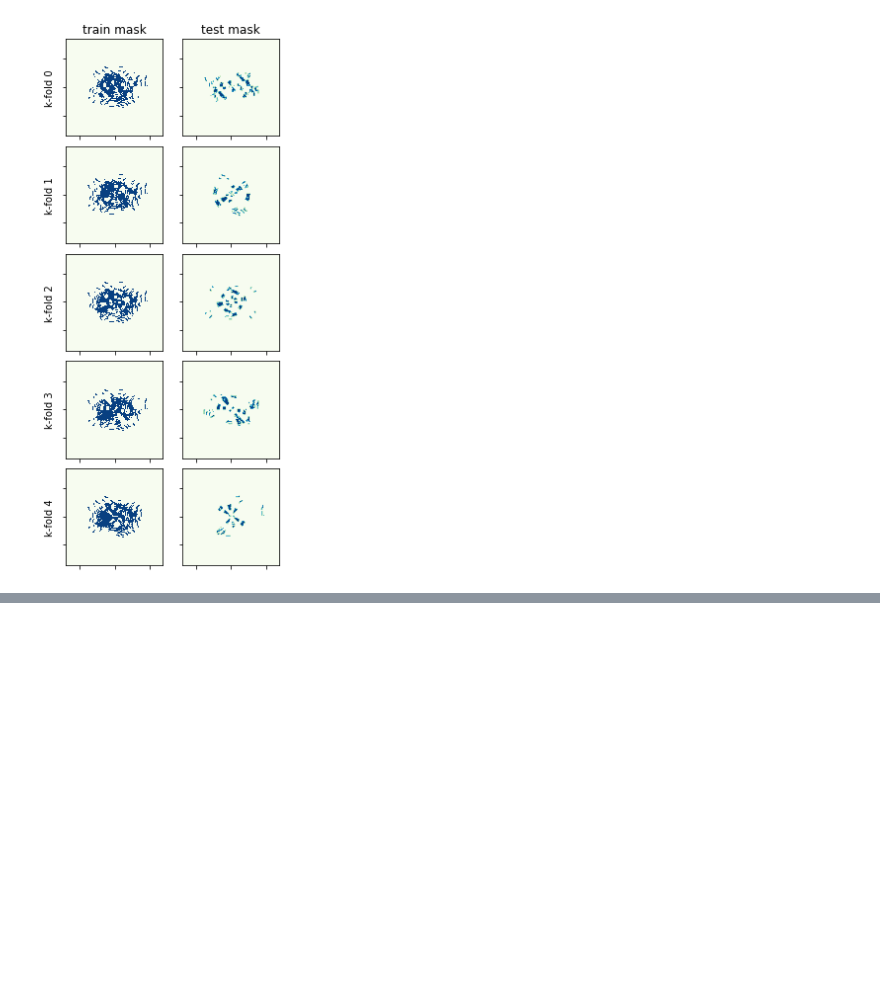
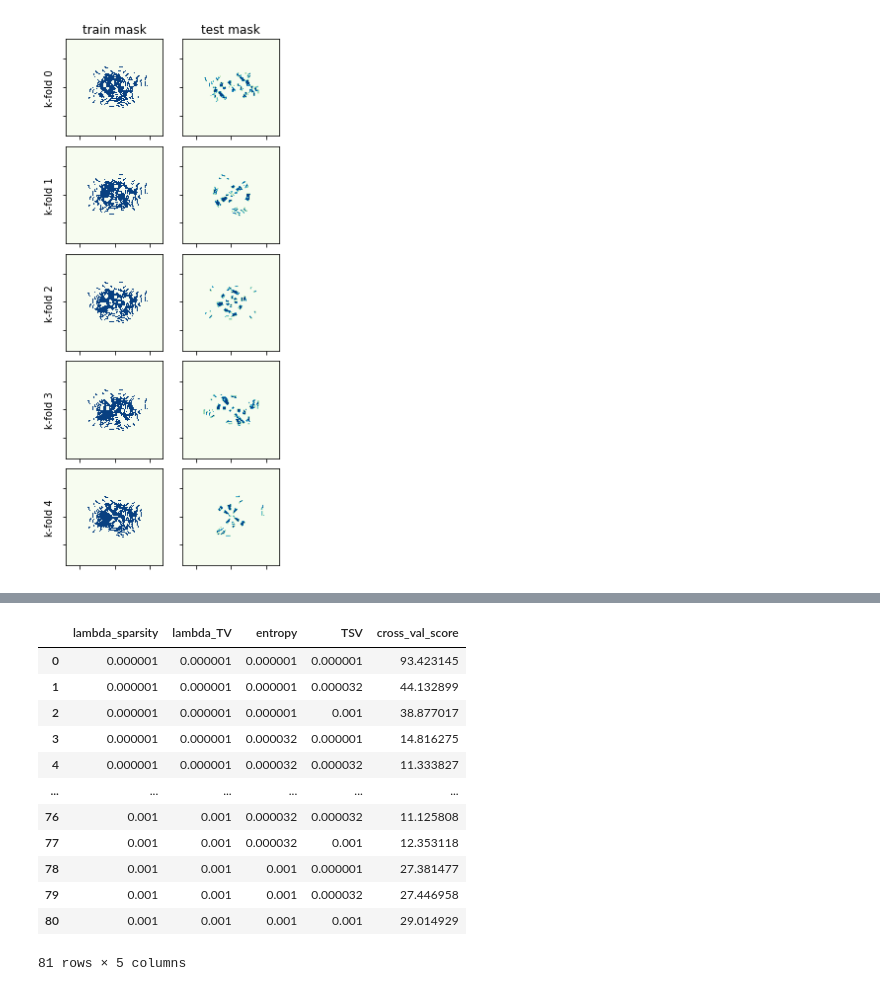
Before and after one commit to behzadarbab/Machine-Learning-Imaging, a Jupyter notebook: scripts/CV_our_data.ipynb, the cells around one changed output, grey strips where cells are left out. Drawn from its saved outputs; the diff is of its cells as text; code cells hidden in the pictures; blank space fills up the shorter version.

```diff
--- a/scripts/CV_our_data.ipynb
+++ b/scripts/CV_our_data.ipynb
@@ -237,0 +264,39 @@ Cross validation score: 191.82938690967106
+# %%
+import pandas as pd
+import numpy as np
+import time
+import matplotlib.pyplot as plt
+# Define missing variables
+lambda_sparsity_space = np.logspace(-6, -3, 3)
+#lambda_TV_space = np.logspace(-6, -3, 3)
+lambda_TV_space = np.array([1.0e-6])
+entropy_space = np.logspace(-6, -3, 3)
+TSV_space = np.logspace(-6, -3, 3)
+
+# Fix code block
+cv_dataframe = pd.DataFrame(columns=['lambda_sparsity', 'lambda_TV', 'entropy', 'TSV', 'cross_val_score'])
+parameter_total = len(lambda_sparsity_space)*len(lambda_TV_space)*len(entropy_space)*len(TSV_space)
+start_time = time.time()
+for sparsity_index, lambda_sparsity in enumerate(lambda_sparsity_space):
+    for TV_index, lambda_TV in enumerate(lambda_TV_space):
+        for entropy_index, entropy in enumerate(entropy_space):
+            for TSV_index, TSV in enumerate(TSV_space):
+                parameter_count=sparsity_index*len(lambda_TV_space)*len(entropy_space)*len(TSV_space)+TV_index*len(entropy_space)*len(TSV_space)+entropy_index*len(TSV_space)+TSV_index
+                print(f"[{parameter_count}/{parameter_total}]")
+                run_time_start = time.time()
+                pars = {'lr': 0.5,
+                        'lambda_sparsity': lambda_sparsity,
+                        'lambda_TV': lambda_TV,
+                        'entropy': entropy,
+                        'prior_intensity': 1.0e-7,
+                        'TSV': TSV,
+                        "epochs": 600}
+                cv_score = cross_validate(pars)
+                print("Cross validation score:", cv_score)
+                cv_dataframe = pd.concat([cv_dataframe, pd.DataFrame({'lambda_sparsity': lambda_sparsity, 'lambda_TV': lambda_TV, 'entropy': entropy, 'TSV': TSV, 'cross_val_score': cv_score}, index=[0])], ignore_index=True)
+                # train_and_image(pars)
+                run_time_end = time.time()
+                print(f"runtime: {(run_time_end-run_time_start):.1f}\n")
+
+end_time = time.time()
+print("Time taken for cross validation:{:.2f} minutes".format((end_time-start_time)/60))
@@ -237,0 +323,16 @@ Cross validation score: 191.82938690967106
+# %%
+cv_dataframe
+# %% [output]
+|  | lambda_sparsity | lambda_TV | entropy | TSV | cross_val_score |
+| 0 | 0.000001 | 0.000001 | 0.000001 | 0.000001 | 93.423145 |
+| 1 | 0.000001 | 0.000001 | 0.000001 | 0.000032 | 44.132899 |
+| 2 | 0.000001 | 0.000001 | 0.000001 | 0.001 | 38.877017 |
+| 3 | 0.000001 | 0.000001 | 0.000032 | 0.000001 | 14.816275 |
+| 4 | 0.000001 | 0.000001 | 0.000032 | 0.000032 | 11.333827 |
+| ... | ... | ... | ... | ... | ... |
+| 76 | 0.001 | 0.001 | 0.000032 | 0.000032 | 11.125808 |
+| 77 | 0.001 | 0.001 | 0.000032 | 0.001 | 12.353118 |
+| 78 | 0.001 | 0.001 | 0.001 | 0.000001 | 27.381477 |
+| 79 | 0.001 | 0.001 | 0.001 | 0.000032 | 27.446958 |
+| 80 | 0.001 | 0.001 | 0.001 | 0.001 | 29.014929 |
+81 rows × 5 columns
```
Also changed, not shown: parts of 16 cells of this notebook, 2 other files.
